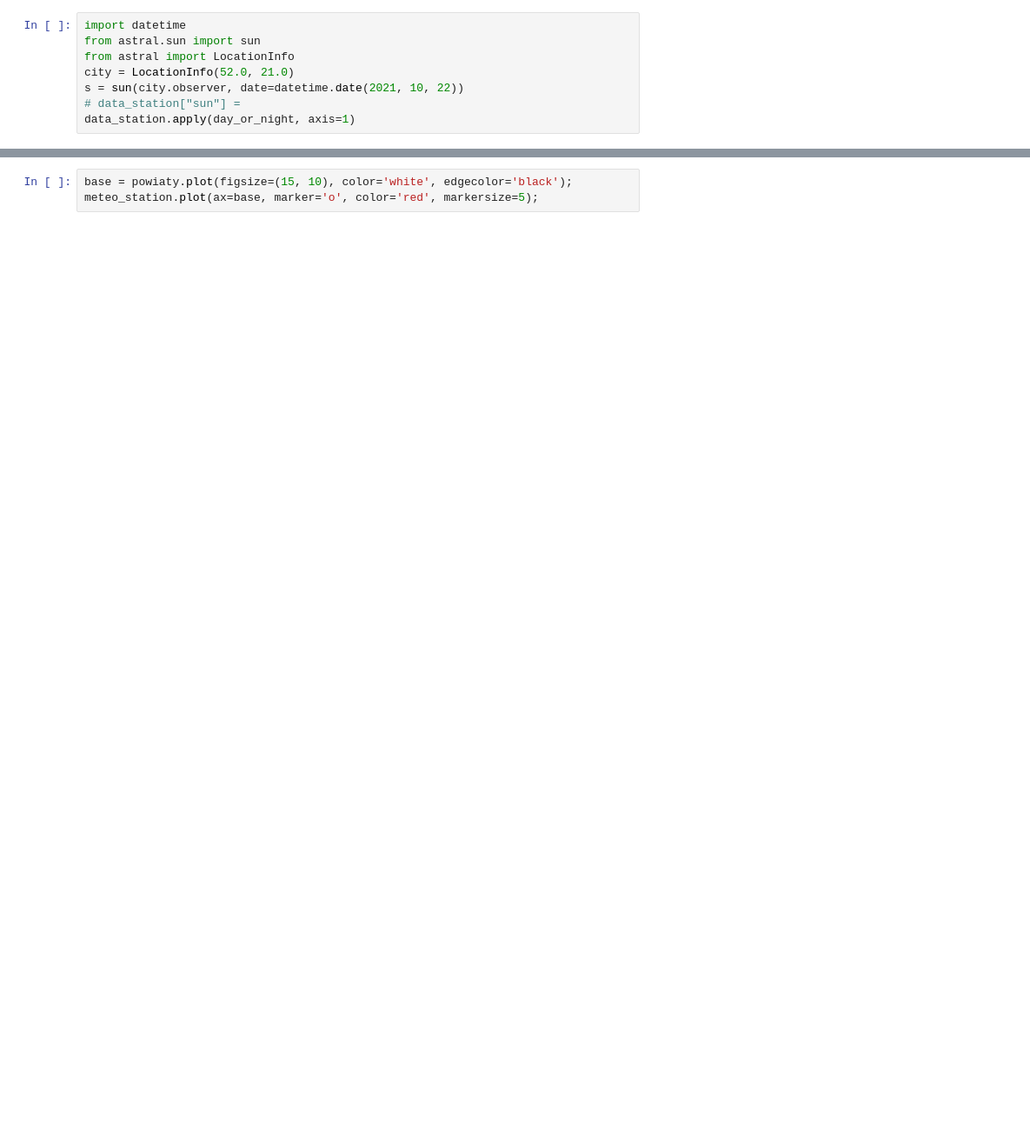
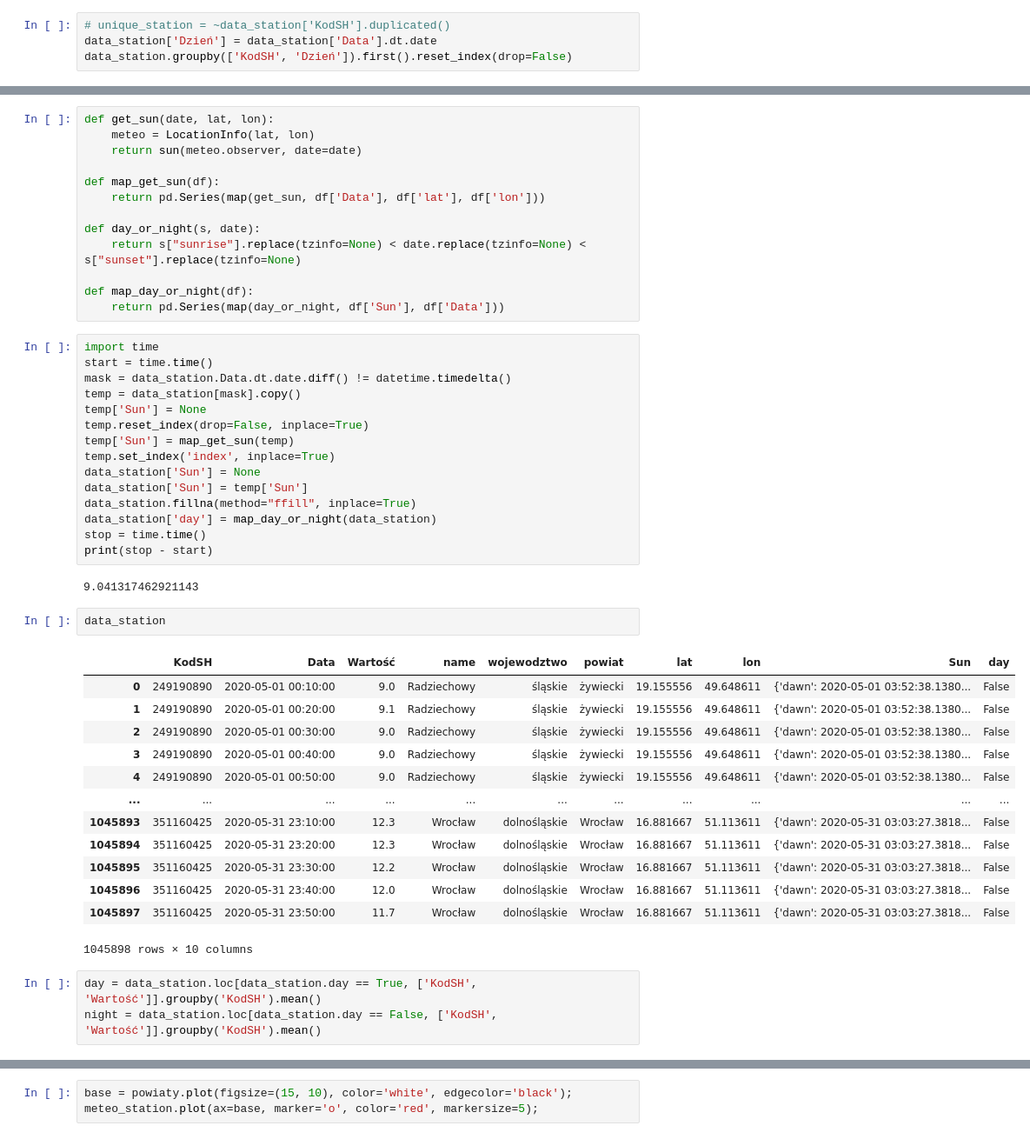
Before and after one commit to jakubGryzio/PAG_II, a Jupyter notebook: projekt1/projekt1.ipynb, the cells around one changed output, grey strips where cells are left out. Shown at 87% size. Saved outputs shown, nothing was run; the diff lists cells and outputs as text; blank space fills up the shorter version.

Commit message:
Update projekt1.ipynb
Developing faster algorithm to check day or night

```diff
--- a/projekt1/projekt1.ipynb
+++ b/projekt1/projekt1.ipynb
@@ -178,8 +182,4 @@ def day_or_night(x):
-# %%
-import datetime
-from astral.sun import sun
-from astral import LocationInfo
-city = LocationInfo(52.0, 21.0)
-s = sun(city.observer, date=datetime.date(2021, 10, 22))
-# data_station["sun"] =
-data_station.apply(day_or_night, axis=1)
+# %%
+# unique_station = ~data_station['KodSH'].duplicated()
+data_station['Dzień'] = data_station['Data'].dt.date
+data_station.groupby(['KodSH', 'Dzień']).first().reset_index(drop=False)
@@ -185,0 +201,49 @@ data_station.apply(day_or_night, axis=1)
+# %%
+def get_sun(date, lat, lon):
+    meteo = LocationInfo(lat, lon)
+    return sun(meteo.observer, date=date)
+
+def map_get_sun(df):
+    return pd.Series(map(get_sun, df['Data'], df['lat'], df['lon']))
+
+def day_or_night(s, date):
+    return s["sunrise"].replace(tzinfo=None) < date.replace(tzinfo=None) < s["sunset"].replace(tzinfo=None)
+
+def map_day_or_night(df):
+    return pd.Series(map(day_or_night, df['Sun'], df['Data']))
+# %%
+import time
+start = time.time()
+mask = data_station.Data.dt.date.diff() != datetime.timedelta()
+temp = data_station[mask].copy()
+temp['Sun'] = None
+temp.reset_index(drop=False, inplace=True)
+temp['Sun'] = map_get_sun(temp)
+temp.set_index('index', inplace=True)
+data_station['Sun'] = None
+data_station['Sun'] = temp['Sun']
+data_station.fillna(method="ffill", inplace=True)
+data_station['day'] = map_day_or_night(data_station)
+stop = time.time()
+print(stop - start)
+# %% [output]
+9.041317462921143
+# %%
+data_station
+# %% [output]
+|  | KodSH | Data | Wartość | name | wojewodztwo | powiat | lat | lon | Sun | day |
+| 0 | 249190890 | 2020-05-01 00:10:00 | 9.0 | Radziechowy | śląskie | żywiecki | 19.155556 | 49.648611 | {'dawn': 2020-05-01 03:52:38.1380... | False |
+| 1 | 249190890 | 2020-05-01 00:20:00 | 9.1 | Radziechowy | śląskie | żywiecki | 19.155556 | 49.648611 | {'dawn': 2020-05-01 03:52:38.1380... | False |
+| 2 | 249190890 | 2020-05-01 00:30:00 | 9.0 | Radziechowy | śląskie | żywiecki | 19.155556 | 49.648611 | {'dawn': 2020-05-01 03:52:38.1380... | False |
+| 3 | 249190890 | 2020-05-01 00:40:00 | 9.0 | Radziechowy | śląskie | żywiecki | 19.155556 | 49.648611 | {'dawn': 2020-05-01 03:52:38.1380... | False |
+| 4 | 249190890 | 2020-05-01 00:50:00 | 9.0 | Radziechowy | śląskie | żywiecki | 19.155556 | 49.648611 | {'dawn': 2020-05-01 03:52:38.1380... | False |
+| ... | ... | ... | ... | ... | ... | ... | ... | ... | ... | ... |
+| 1045893 | 351160425 | 2020-05-31 23:10:00 | 12.3 | Wrocław | dolnośląskie | Wrocław | 16.881667 | 51.113611 | {'dawn': 2020-05-31 03:03:27.3818... | False |
+| 1045894 | 351160425 | 2020-05-31 23:20:00 | 12.3 | Wrocław | dolnośląskie | Wrocław | 16.881667 | 51.113611 | {'dawn': 2020-05-31 03:03:27.3818... | False |
+| 1045895 | 351160425 | 2020-05-31 23:30:00 | 12.2 | Wrocław | dolnośląskie | Wrocław | 16.881667 | 51.113611 | {'dawn': 2020-05-31 03:03:27.3818... | False |
+| 1045896 | 351160425 | 2020-05-31 23:40:00 | 12.0 | Wrocław | dolnośląskie | Wrocław | 16.881667 | 51.113611 | {'dawn': 2020-05-31 03:03:27.3818... | False |
+| 1045897 | 351160425 | 2020-05-31 23:50:00 | 11.7 | Wrocław | dolnośląskie | Wrocław | 16.881667 | 51.113611 | {'dawn': 2020-05-31 03:03:27.3818... | False |
+1045898 rows × 10 columns
+# %%
+day = data_station.loc[data_station.day == True, ['KodSH', 'Wartość']].groupby('KodSH').mean()
+night = data_station.loc[data_station.day == False, ['KodSH', 'Wartość']].groupby('KodSH').mean()
```
Also changed, not shown: parts of 26 cells of this notebook.
